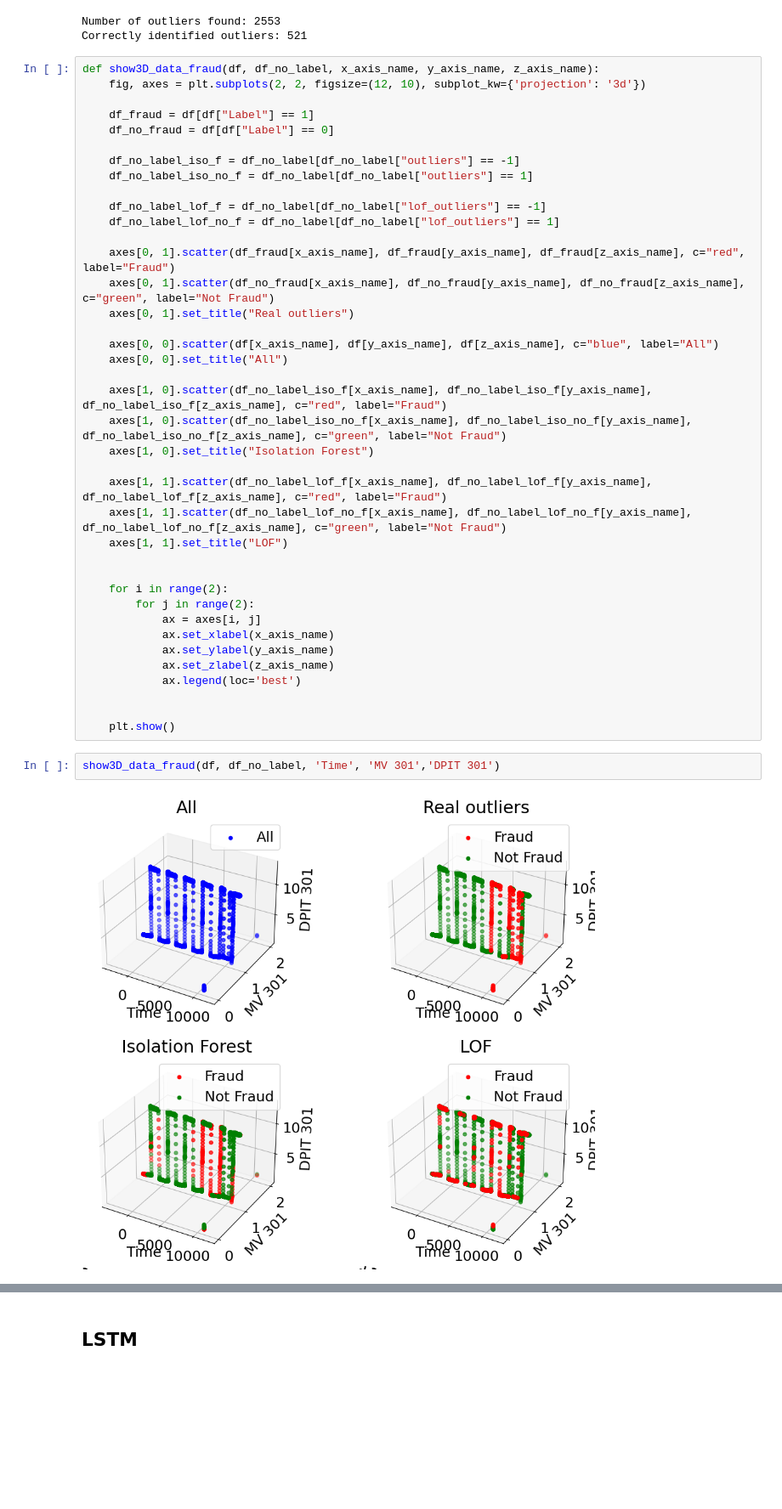
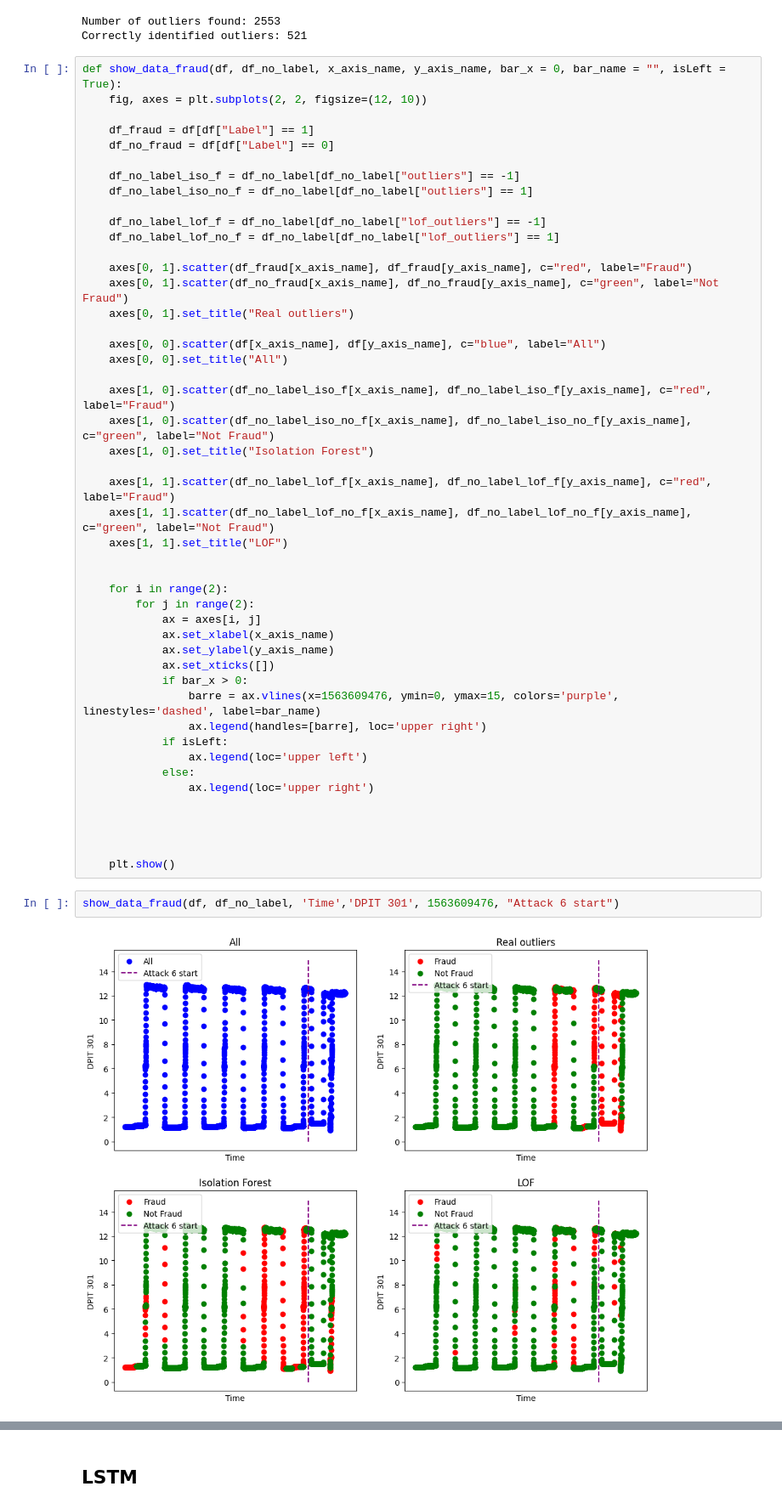
Before and after one commit to Josephine19-stack/secu_secu_secu, a Jupyter notebook: notebook.ipynb, the cells around one changed output, grey strips where cells are left out. Shown at 85% size. Cells and saved outputs as stored; diff of their text form; blank space fills up the shorter version.

```diff
--- a/notebook.ipynb
+++ b/notebook.ipynb
@@ -485,8 +487,8 @@ print(f"Correctly identified outliers: {correct_outliers}")
 Number of outliers found: 2553
 Correctly identified outliers: 521
 # %%
-def show3D_data_fraud(df, df_no_label, x_axis_name, y_axis_name, z_axis_name):
-    fig, axes = plt.subplots(2, 2, figsize=(12, 10), subplot_kw={'projection': '3d'})
+def show_data_fraud(df, df_no_label, x_axis_name, y_axis_name, bar_x = 0, bar_name = "", isLeft = True):
+    fig, axes = plt.subplots(2, 2, figsize=(12, 10))
 
     df_fraud = df[df["Label"] == 1]
     df_no_fraud = df[df["Label"] == 0]
@@ -497,19 +499,19 @@ def show3D_data_fraud(df, df_no_label, x_axis_name, y_axis_name, z_axis_name):
     df_no_label_lof_f = df_no_label[df_no_label["lof_outliers"] == -1]
     df_no_label_lof_no_f = df_no_label[df_no_label["lof_outliers"] == 1]
 
-    axes[0, 1].scatter(df_fraud[x_axis_name], df_fraud[y_axis_name], df_fraud[z_axis_name], c="red", label="Fraud")
-    axes[0, 1].scatter(df_no_fraud[x_axis_name], df_no_fraud[y_axis_name], df_no_fraud[z_axis_name], c="green", label="Not Fraud")
+    axes[0, 1].scatter(df_fraud[x_axis_name], df_fraud[y_axis_name], c="red", label="Fraud")
+    axes[0, 1].scatter(df_no_fraud[x_axis_name], df_no_fraud[y_axis_name], c="green", label="Not Fraud")
     axes[0, 1].set_title("Real outliers")
 
-    axes[0, 0].scatter(df[x_axis_name], df[y_axis_name], df[z_axis_name], c="blue", label="All")
+    axes[0, 0].scatter(df[x_axis_name], df[y_axis_name], c="blue", label="All")
     axes[0, 0].set_title("All")
 
-    axes[1, 0].scatter(df_no_label_iso_f[x_axis_name], df_no_label_iso_f[y_axis_name], df_no_label_iso_f[z_axis_name], c="red", label="Fraud")
-    axes[1, 0].scatter(df_no_label_iso_no_f[x_axis_name], df_no_label_iso_no_f[y_axis_name], df_no_label_iso_no_f[z_axis_name], c="green", label="Not Fraud")
+    axes[1, 0].scatter(df_no_label_iso_f[x_axis_name], df_no_label_iso_f[y_axis_name], c="red", label="Fraud")
+    axes[1, 0].scatter(df_no_label_iso_no_f[x_axis_name], df_no_label_iso_no_f[y_axis_name], c="green", label="Not Fraud")
     axes[1, 0].set_title("Isolation Forest")
 
-    axes[1, 1].scatter(df_no_label_lof_f[x_axis_name], df_no_label_lof_f[y_axis_name], df_no_label_lof_f[z_axis_name], c="red", label="Fraud")
-    axes[1, 1].scatter(df_no_label_lof_no_f[x_axis_name], df_no_label_lof_no_f[y_axis_name], df_no_label_lof_no_f[z_axis_name], c="green", label="Not Fraud")
+    axes[1, 1].scatter(df_no_label_lof_f[x_axis_name], df_no_label_lof_f[y_axis_name], c="red", label="Fraud")
+    axes[1, 1].scatter(df_no_label_lof_no_f[x_axis_name], df_no_label_lof_no_f[y_axis_name], c="green", label="Not Fraud")
     axes[1, 1].set_title("LOF")
 
 
@@ -518,13 +520,21 @@ def show3D_data_fraud(df, df_no_label, x_axis_name, y_axis_name, z_axis_name):
             ax = axes[i, j]
             ax.set_xlabel(x_axis_name)
             ax.set_ylabel(y_axis_name)
-            ax.set_zlabel(z_axis_name)
-            ax.legend(loc='best')
+            ax.set_xticks([])
+            if bar_x > 0:
+                barre = ax.vlines(x=1563609476, ymin=0, ymax=15, colors='purple', linestyles='dashed', label=bar_name)
+                ax.legend(handles=[barre], loc='upper right')
+            if isLeft:
+                ax.legend(loc='upper left')
+            else:
+                ax.legend(loc='upper right')
+
+
 
 
     plt.show()
 # %%
-show3D_data_fraud(df, df_no_label, 'Time', 'MV 301','DPIT 301')
+show_data_fraud(df, df_no_label, 'Time','DPIT 301', 1563609476, "Attack 6 start")
 # %% [output]
-[figure, old version]
+[figure, new version]
 # %%
```
Also changed, not shown: parts of 2 cells of this notebook.
